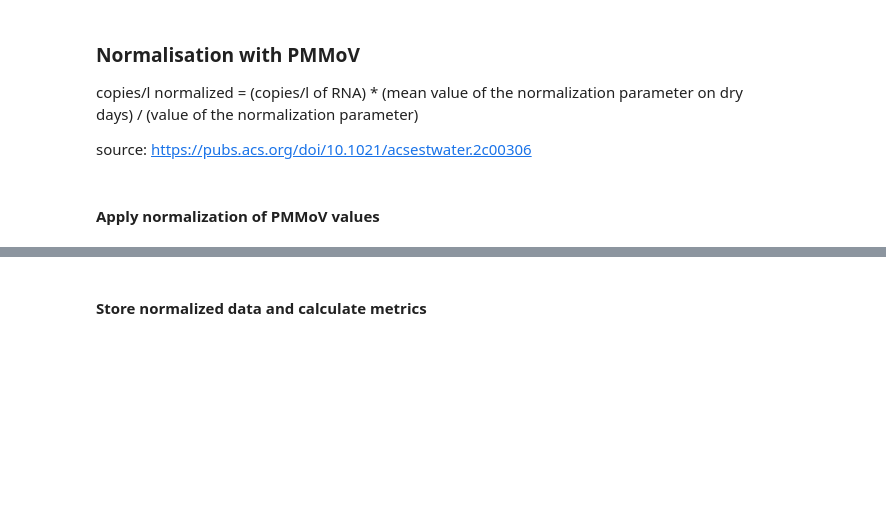
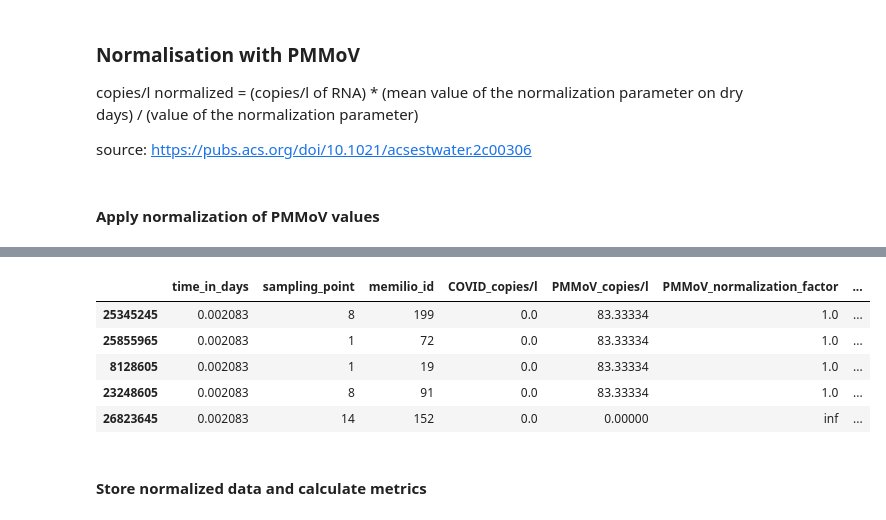
Before and after one commit to inside-consortium/inside_demonstrator, a Jupyter notebook: analysis/scripts/7b_normalization_strategy_PMMoV.ipynb, the cells around one changed output, grey strips where cells are left out. Cells and saved outputs as stored; diff of their text form; code cells hidden in the pictures; blank space fills up the shorter version.

```diff
--- a/analysis/scripts/7b_normalization_strategy_PMMoV.ipynb
+++ b/analysis/scripts/7b_normalization_strategy_PMMoV.ipynb
@@ -57,2 +69,11 @@ df_Rain.sort_values("time_in_days", inplace=True)
+# %%
+df_Rain.head()
+# %% [output]
+|  | time_in_days | sampling_point | memilio_id | COVID_copies/l | PMMoV_copies/l | PMMoV_normalization_factor | ... |
+| 25345245 | 0.002083 | 8 | 199 | 0.0 | 83.33334 | 1.0 | ... |
+| 25855965 | 0.002083 | 1 | 72 | 0.0 | 83.33334 | 1.0 | ... |
+| 8128605 | 0.002083 | 1 | 19 | 0.0 | 83.33334 | 1.0 | ... |
+| 23248605 | 0.002083 | 8 | 91 | 0.0 | 83.33334 | 1.0 | ... |
+| 26823645 | 0.002083 | 14 | 152 | 0.0 | 0.00000 | inf | ... |
 # %% [markdown]
 #### Store normalized data and calculate metrics
```
Also changed, not shown: parts of 12 cells of this notebook, 2 other files.
